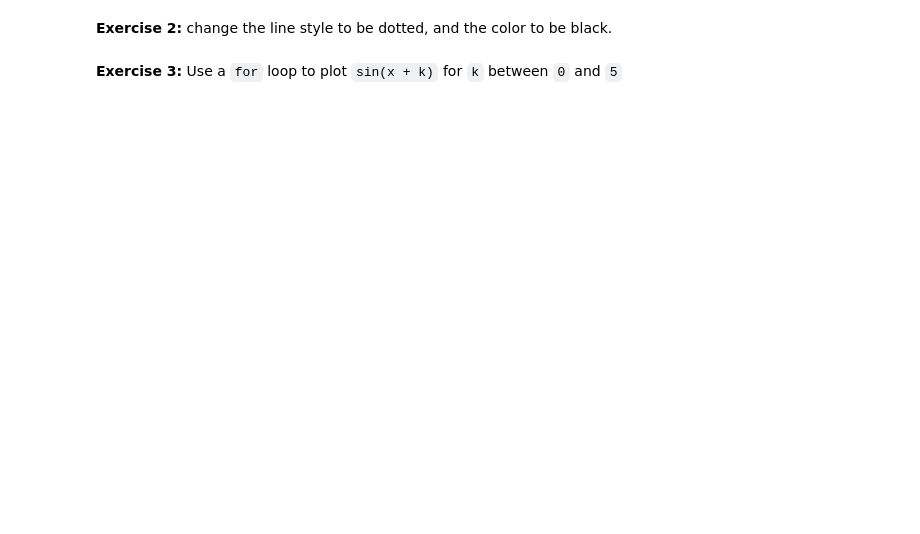
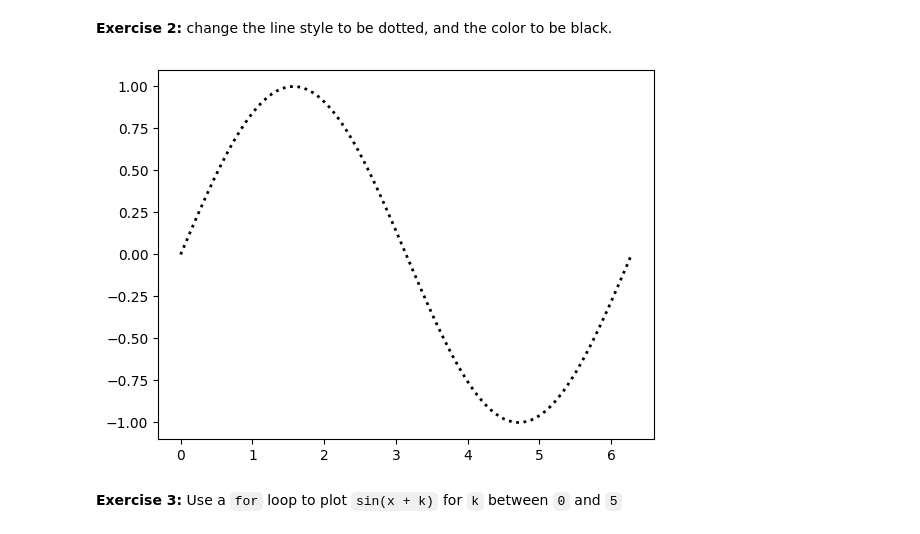
Before and after one commit to TheColorman/ITU, a Jupyter notebook: MALEA/Exercises/1/3a_plotting_exercises_matplotlib_and_seaborn.ipynb, the cells around one changed output. Saved outputs shown, nothing was run; the diff lists cells and outputs as text; code cells hidden in the pictures; blank space fills up the shorter version.

```diff
--- a/MALEA/Exercises/1/3a_plotting_exercises_matplotlib_and_seaborn.ipynb
+++ b/MALEA/Exercises/1/3a_plotting_exercises_matplotlib_and_seaborn.ipynb
@@ -30,5 +56,9 @@ The most basic `matplotlib` plot uses two `numpy` arrays.
 **Exercise 2:** change the line style to be dotted, and the color to be black.
 # %%
 # cosine plot with styling
+plt.plot(x, y, color='black', linewidth=2, linestyle="dotted")
+plt.show()
+# %% [output]
+[figure, added]
 # %% [markdown]
 **Exercise 3:** Use a `for` loop to plot `sin(x + k)` for `k` between `0` and `5`
```
Also changed, not shown: parts of 15 cells of this notebook, 3 other files.
